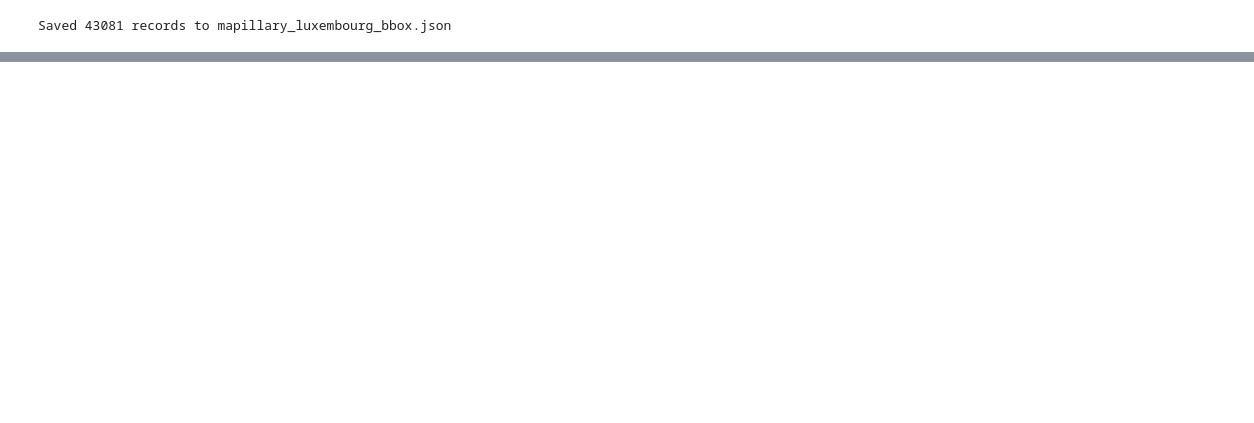
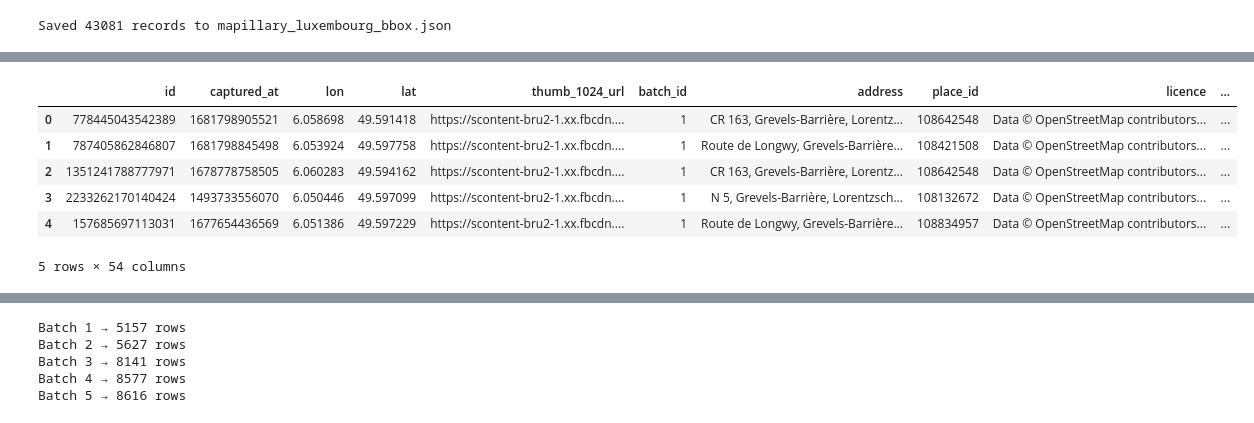
Before and after one commit to dariadementeva/NQ_Working, a Jupyter notebook: mapillary_streetscapes_lux_city_new.ipynb, the cells around one changed output, grey strips where cells are left out. Cells and saved outputs as stored; diff of their text form; code cells hidden in the pictures; blank space fills up the shorter version.

```diff
--- a/mapillary_streetscapes_lux_city_new.ipynb
+++ b/mapillary_streetscapes_lux_city_new.ipynb
@@ -261,0 +270,15 @@ HTTPError: 504 Server Error: Gateway Timeout for url: https://scontent-bru2-1.xx
+# %%
+import pandas as pd
+
+csv_path = "/content/sample_data/geo_all_lux.csv"
+df = pd.read_csv(csv_path)
+
+df.head()
+# %% [output]
+|  | id | captured_at | lon | lat | thumb_1024_url | batch_id | address | place_id | licence | ... |
+| 0 | 778445043542389 | 1681798905521 | 6.058698 | 49.591418 | https://scontent-bru2-1.xx.fbcdn.... | 1 | CR 163, Grevels-Barrière, Lorentz... | 108642548 | Data © OpenStreetMap contributors... | ... |
+| 1 | 787405862846807 | 1681798845498 | 6.053924 | 49.597758 | https://scontent-bru2-1.xx.fbcdn.... | 1 | Route de Longwy, Grevels-Barrière... | 108421508 | Data © OpenStreetMap contributors... | ... |
+| 2 | 1351241788777971 | 1678778758505 | 6.060283 | 49.594162 | https://scontent-bru2-1.xx.fbcdn.... | 1 | CR 163, Grevels-Barrière, Lorentz... | 108642548 | Data © OpenStreetMap contributors... | ... |
+| 3 | 2233262170140424 | 1493733556070 | 6.050446 | 49.597099 | https://scontent-bru2-1.xx.fbcdn.... | 1 | N 5, Grevels-Barrière, Lorentzsch... | 108132672 | Data © OpenStreetMap contributors... | ... |
+| 4 | 157685697113031 | 1677654436569 | 6.051386 | 49.597229 | https://scontent-bru2-1.xx.fbcdn.... | 1 | Route de Longwy, Grevels-Barrière... | 108834957 | Data © OpenStreetMap contributors... | ... |
+5 rows × 54 columns
@@ -261,0 +286,9 @@ HTTPError: 504 Server Error: Gateway Timeout for url: https://scontent-bru2-1.xx
+# %%
+for batch_id, batch_df in df.groupby("batch_id"):
+    print(f"Batch {batch_id} → {len(batch_df)} rows")
+# %% [output]
+Batch 1 → 5157 rows
+Batch 2 → 5627 rows
+Batch 3 → 8141 rows
+Batch 4 → 8577 rows
+Batch 5 → 8616 rows
```
Also changed, not shown: parts of 19 cells of this notebook.
